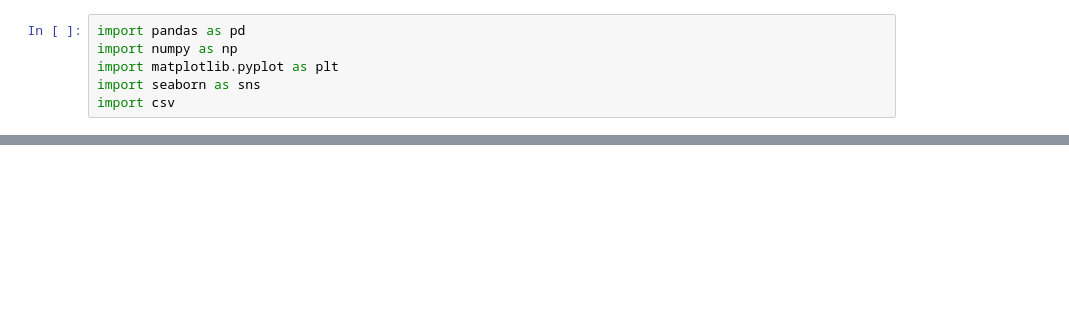
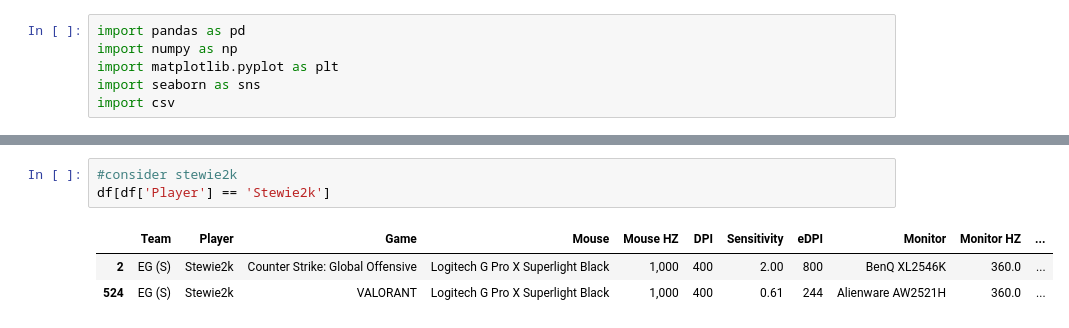
Before and after one commit to jacneeley/CompetitiveFPSData, a Jupyter notebook: Q3.ipynb, the cells around one changed output, grey strips where cells are left out. Saved outputs shown, nothing was run; the diff lists cells and outputs as text; blank space fills up the shorter version.

```diff
--- a/Q3.ipynb
+++ b/Q3.ipynb
@@ -23,0 +9,7 @@ df
+# %%
+#consider stewie2k
+df[df['Player'] == 'Stewie2k']
+# %% [output]
+|  | Team | Player | Game | Mouse | Mouse HZ | DPI | Sensitivity | eDPI | Monitor | Monitor HZ | ... |
+| 2 | EG (S) | Stewie2k | Counter Strike: Global Offensive | Logitech G Pro X Superlight Black | 1,000 | 400 | 2.00 | 800 | BenQ XL2546K | 360.0 | ... |
+| 524 | EG (S) | Stewie2k | VALORANT | Logitech G Pro X Superlight Black | 1,000 | 400 | 0.61 | 244 | Alienware AW2521H | 360.0 | ... |
```
Also changed, not shown: parts of 4 cells of this notebook, 1 other file.
